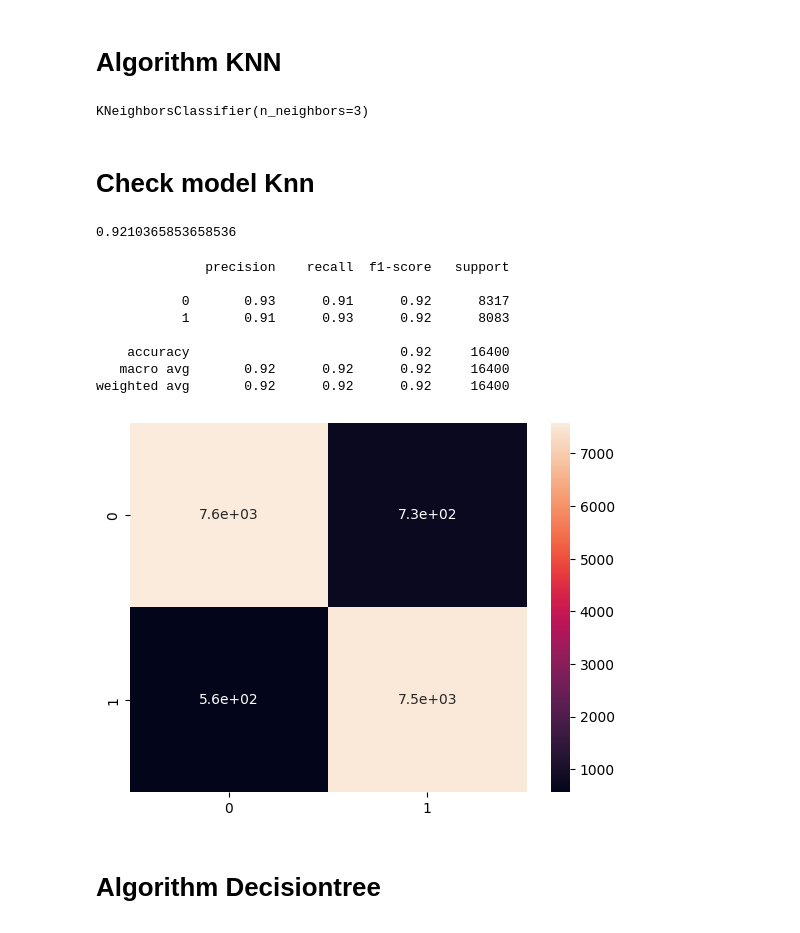
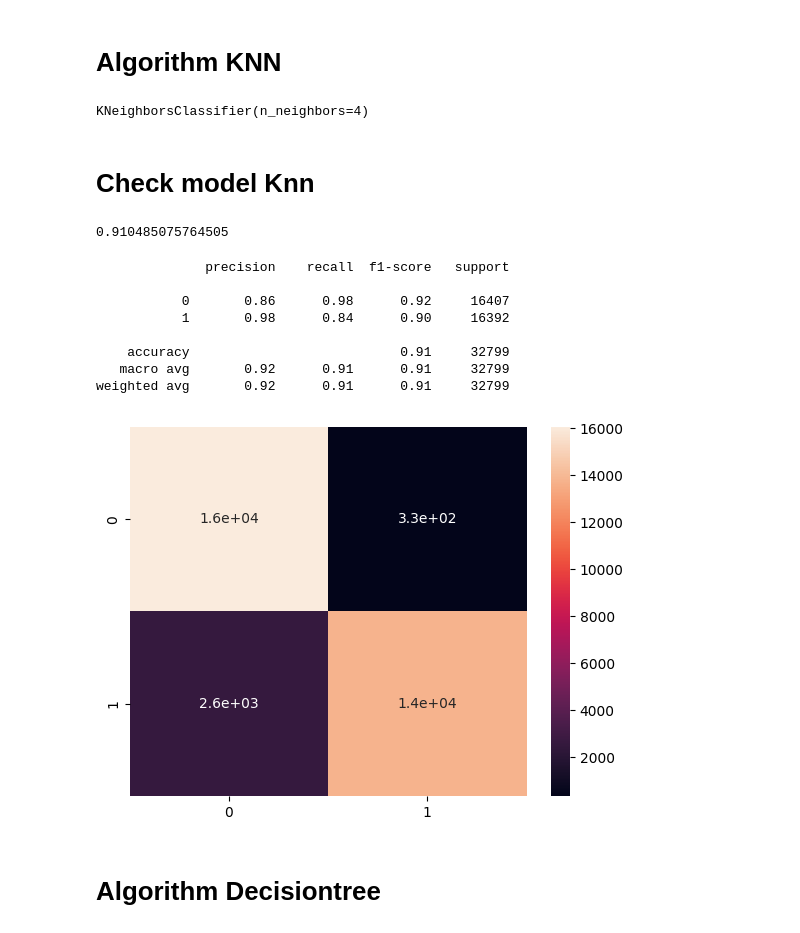
Before and after one commit to Atalu09H/Machine-learning, a Jupyter notebook: ml.ipynb, the cells around one changed output. Cells and saved outputs as stored; diff of their text form; code cells hidden in the pictures.

```diff
--- a/ml.ipynb
+++ b/ml.ipynb
@@ -49,7 +51,7 @@ smote = SMOTE()
 data_balance, target_balance = smote.fit_resample(data,data['hazardous'])
 data_balance['hazardous'] = target_balance
 # %%
-data_analyses , test_data = train_test_split(data_balance , test_size = 0.1)
+data_analyses , test_data = train_test_split(data_balance , test_size = 0.2)
 # %% [markdown]
 # **Check data**
 # %%
@@ -223,35 +229,35 @@ x_train, y_train = [data_noise.drop(['hazardous', 'est_diameter_max', 'relative_
 # %% [markdown]
 # **Algorithm KNN**
 # %%
-modelKnn= KNeighborsClassifier(n_neighbors= 3)
+modelKnn= KNeighborsClassifier(n_neighbors= 4)
 modelKnn.fit(x_train, y_train)
 # %% [output]
-KNeighborsClassifier(n_neighbors=3)
+KNeighborsClassifier(n_neighbors=4)
 # %%
-y_pred = modelKnn.predict(x_test)
+y_pred_knn = modelKnn.predict(x_test)
 # %% [markdown]
 # **Check model Knn**
 # %%
-print(metrics.accuracy_score(y_test,y_pred))
+print(metrics.accuracy_score(y_test,y_pred_knn))
 # %% [output]
-0.9210365853658536
+0.910485075764505
 # %%
-print(classification_report(y_test,y_pred))
+print(classification_report(y_test,y_pred_knn))
 # %% [output]
               precision    recall  f1-score   support
 
-           0       0.93      0.91      0.92      8317
-           1       0.91      0.93      0.92      8083
+           0       0.86      0.98      0.92     16407
+           1       0.98      0.84      0.90     16392
 
-    accuracy                           0.92     16400
-   macro avg       0.92      0.92      0.92     16400
-weighted avg       0.92      0.92      0.92     16400
+    accuracy                           0.91     32799
+   macro avg       0.92      0.91      0.91     32799
+weighted avg       0.92      0.91      0.91     32799
 # %%
-cf = confusion_matrix(y_test, y_pred)
+cf = confusion_matrix(y_test, y_pred_knn)
 sns.heatmap(cf, annot=True)
 plt.show()
 # %% [output]
-[figure, old version]
+[figure, new version]
 # %% [markdown]
 # **Algorithm Decisiontree**
 # %%
```
Also changed, not shown: parts of 26 cells of this notebook.
